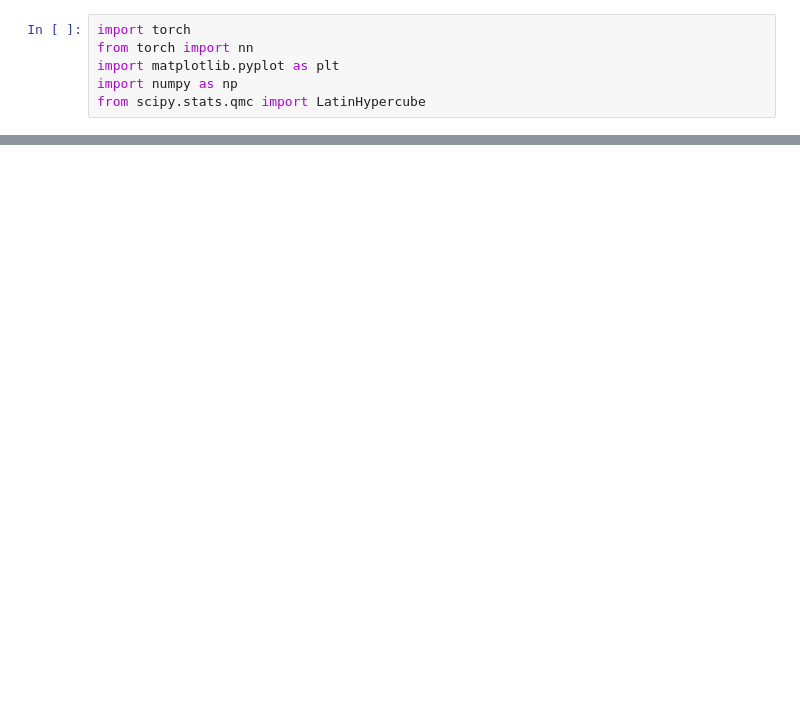
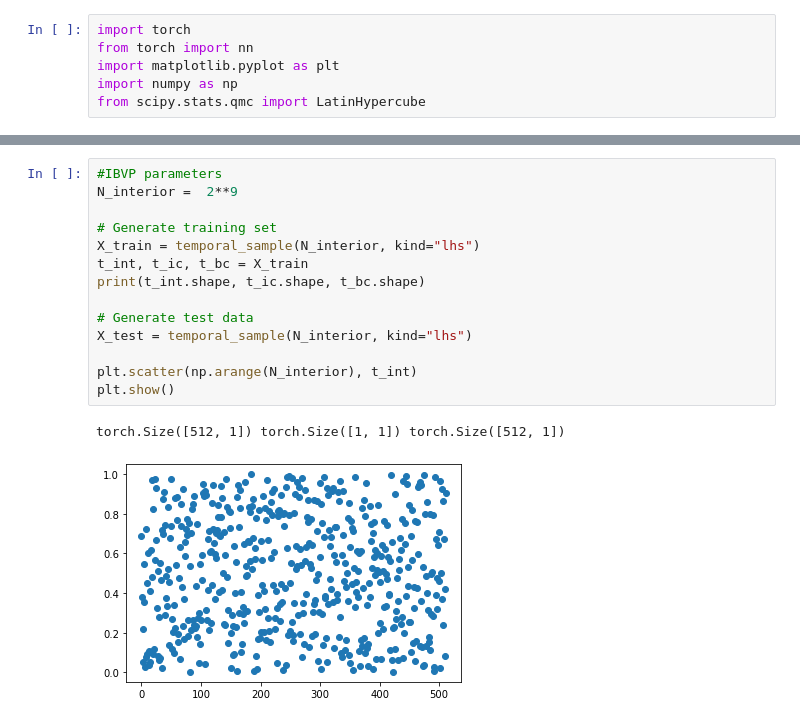
Before and after one commit to timzimm/CompSci, a Jupyter notebook: 02_neural_nets_on_pdes/src/eigenproblems_via_pinn.ipynb, the cells around one changed output, grey strips where cells are left out. Saved outputs shown, nothing was run; the diff lists cells and outputs as text; blank space fills up the shorter version.

```diff
--- a/02_neural_nets_on_pdes/src/eigenproblems_via_pinn.ipynb
+++ b/02_neural_nets_on_pdes/src/eigenproblems_via_pinn.ipynb
@@ -67,0 +112,17 @@ def f(x, A):
+# %%
+#IBVP parameters
+N_interior =  2**9
+
+# Generate training set
+X_train = temporal_sample(N_interior, kind="lhs")
+t_int, t_ic, t_bc = X_train
+print(t_int.shape, t_ic.shape, t_bc.shape)
+
+# Generate test data
+X_test = temporal_sample(N_interior, kind="lhs")
+
+plt.scatter(np.arange(N_interior), t_int)
+plt.show()
+# %% [output]
+torch.Size([512, 1]) torch.Size([1, 1]) torch.Size([512, 1])
+[figure, added]
```
Also changed, not shown: parts of 14 cells of this notebook, 2 other files.
